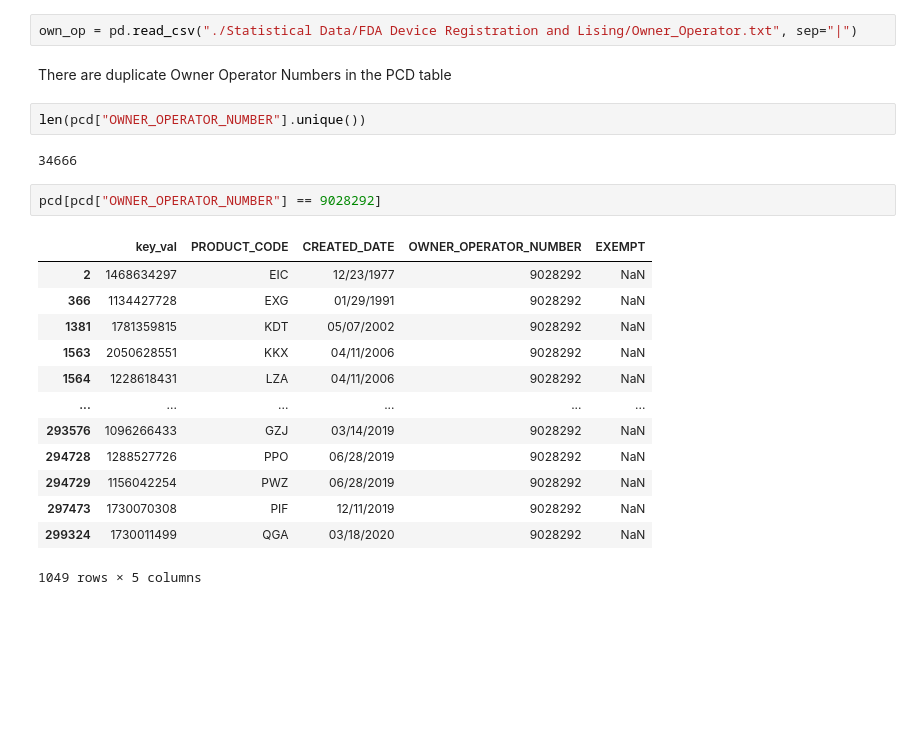
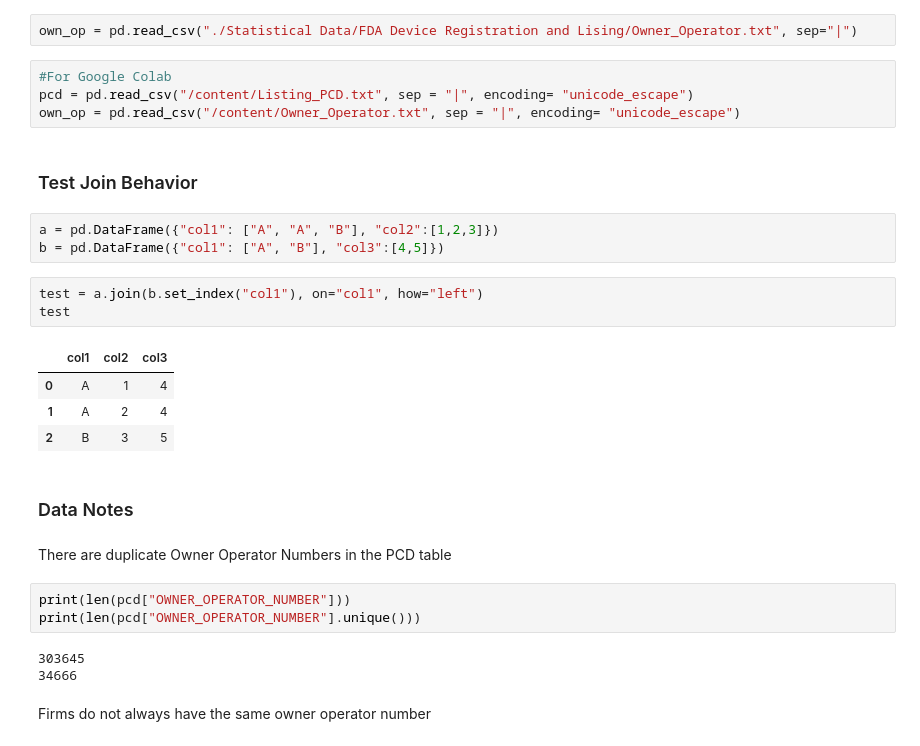
Before and after one commit to BriceB-20/Medical-Device-Project, a Jupyter notebook: Industry Analysis.ipynb, the cells around one changed output. Cells and saved outputs as stored; diff of their text form; blank space fills up the shorter version.

```diff
--- a/Industry Analysis.ipynb
+++ b/Industry Analysis.ipynb
@@ -271,25 +271,32 @@ These files are updated by the FDA every Sunday night. Most recent download: 202
 pcd = pd.read_csv("./Statistical Data/FDA Device Registration and Lising/Listing_PCD.txt", sep = "|")
 # %%
 own_op = pd.read_csv("./Statistical Data/FDA Device Registration and Lising/Owner_Operator.txt", sep="|")
+# %%
+#For Google Colab
+pcd = pd.read_csv("/content/Listing_PCD.txt", sep = "|", encoding= "unicode_escape")
+own_op = pd.read_csv("/content/Owner_Operator.txt", sep = "|", encoding= "unicode_escape")
+# %% [markdown]
+### Test Join Behavior
+# %%
+a = pd.DataFrame({"col1": ["A", "A", "B"], "col2":[1,2,3]})
+b = pd.DataFrame({"col1": ["A", "B"], "col3":[4,5]})
+# %%
+test = a.join(b.set_index("col1"), on="col1", how="left")
+test
+# %% [output]
+|  | col1 | col2 | col3 |
+| 0 | A | 1 | 4 |
+| 1 | A | 2 | 4 |
+| 2 | B | 3 | 5 |
+# %% [markdown]
+### Data Notes
 # %% [markdown]
 There are duplicate Owner Operator Numbers in the PCD table
 # %%
-len(pcd["OWNER_OPERATOR_NUMBER"].unique())
+print(len(pcd["OWNER_OPERATOR_NUMBER"]))
+print(len(pcd["OWNER_OPERATOR_NUMBER"].unique()))
 # %% [output]
+303645
 34666
-# %%
-pcd[pcd["OWNER_OPERATOR_NUMBER"] == 9028292]
-# %% [output]
-|  | key_val | PRODUCT_CODE | CREATED_DATE | OWNER_OPERATOR_NUMBER | EXEMPT |
-| 2 | 1468634297 | EIC | 12/23/1977 | 9028292 | NaN |
-| 366 | 1134427728 | EXG | 01/29/1991 | 9028292 | NaN |
-| 1381 | 1781359815 | KDT | 05/07/2002 | 9028292 | NaN |
-| 1563 | 2050628551 | KKX | 04/11/2006 | 9028292 | NaN |
-| 1564 | 1228618431 | LZA | 04/11/2006 | 9028292 | NaN |
-| ... | ... | ... | ... | ... | ... |
-| 293576 | 1096266433 | GZJ | 03/14/2019 | 9028292 | NaN |
-| 294728 | 1288527726 | PPO | 06/28/2019 | 9028292 | NaN |
-| 294729 | 1156042254 | PWZ | 06/28/2019 | 9028292 | NaN |
-| 297473 | 1730070308 | PIF | 12/11/2019 | 9028292 | NaN |
-| 299324 | 1730011499 | QGA | 03/18/2020 | 9028292 | NaN |
-1049 rows × 5 columns
+# %% [markdown]
+Firms do not always have the same owner operator number
```
Also changed, not shown: parts of 12 cells of this notebook.
